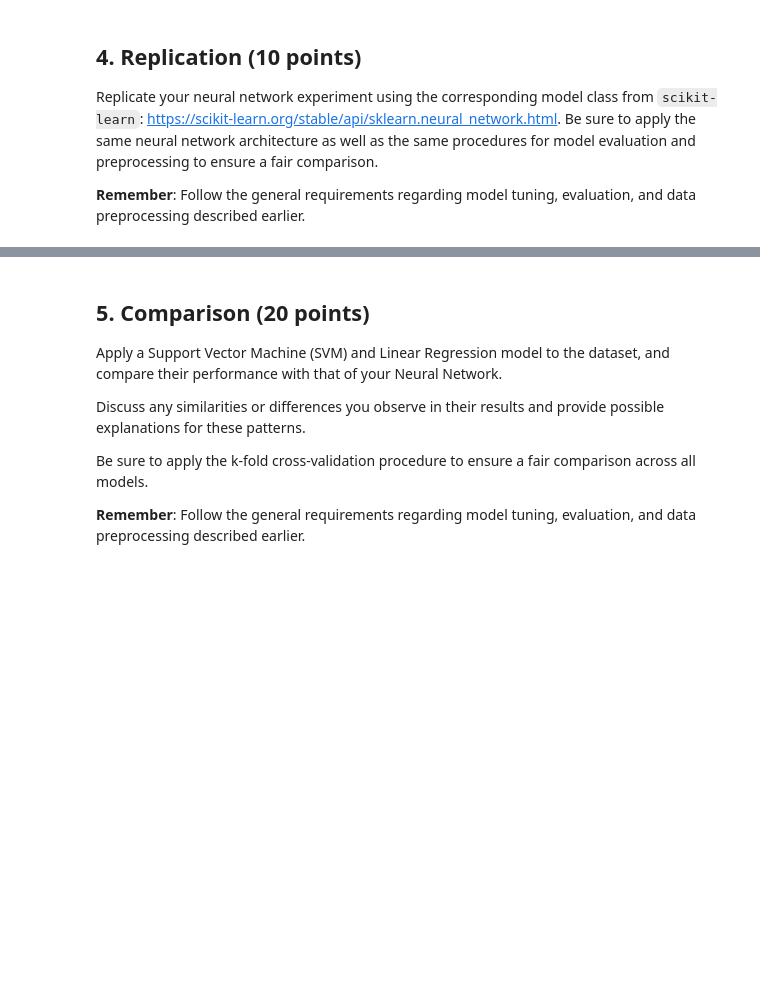
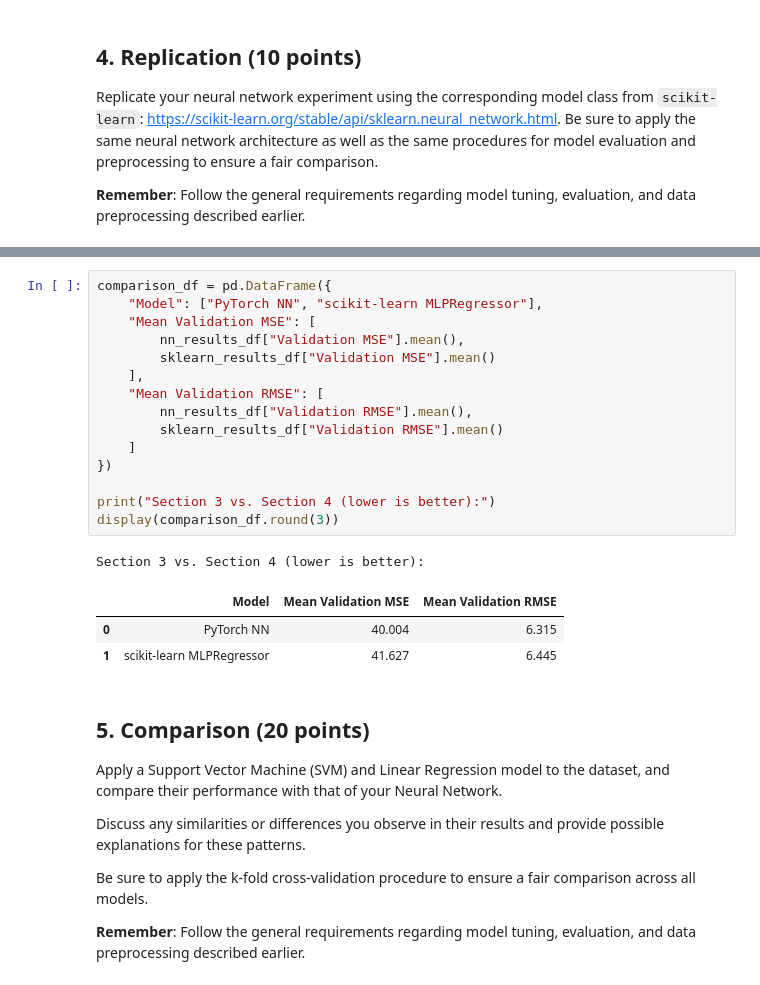
Before and after one commit to alibpowell/ML4021-Group, a Jupyter notebook: 05-neural-networks-real-data.ipynb, the cells around one changed output, grey strips where cells are left out. Cells and saved outputs as stored; diff of their text form; blank space fills up the shorter version.

Commit message:
Updated section 4

```diff
--- a/05-neural-networks-real-data.ipynb
+++ b/05-neural-networks-real-data.ipynb
@@ -273,3 +342,23 @@ Replicate your neural network experiment using the corresponding model class fro
+# %%
+comparison_df = pd.DataFrame({
+    "Model": ["PyTorch NN", "scikit-learn MLPRegressor"],
+    "Mean Validation MSE": [
+        nn_results_df["Validation MSE"].mean(),
+        sklearn_results_df["Validation MSE"].mean()
+    ],
+    "Mean Validation RMSE": [
+        nn_results_df["Validation RMSE"].mean(),
+        sklearn_results_df["Validation RMSE"].mean()
+    ]
+})
+
+print("Section 3 vs. Section 4 (lower is better):")
+display(comparison_df.round(3))
+# %% [output]
+Section 3 vs. Section 4 (lower is better):
+|  | Model | Mean Validation MSE | Mean Validation RMSE |
+| 0 | PyTorch NN | 40.004 | 6.315 |
+| 1 | scikit-learn MLPRegressor | 41.627 | 6.445 |
 # %% [markdown]
 ## 5. Comparison (20 points)
 
```
Also changed, not shown: parts of 4 cells of this notebook.
